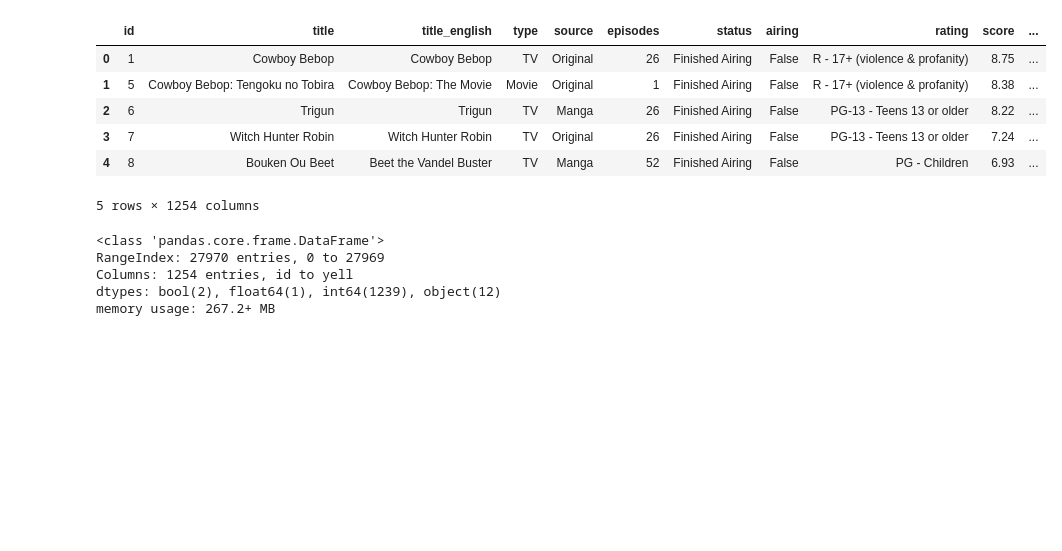
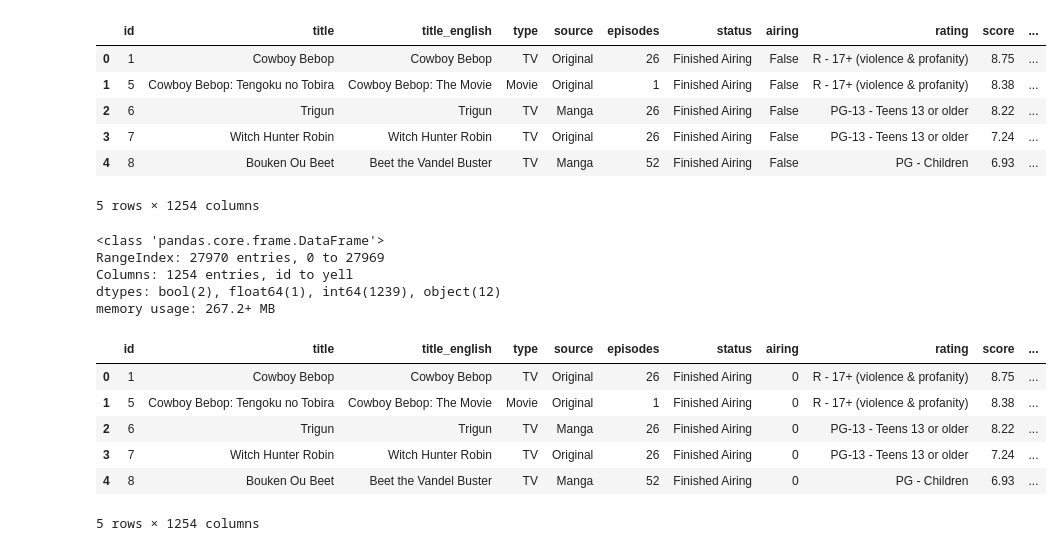
Before and after one commit to ImCodingCat/capstone_project, a Jupyter notebook: machine_learning/classification.ipynb, the cells around one changed output. Saved outputs shown, nothing was run; the diff lists cells and outputs as text; code cells hidden in the pictures; blank space fills up the shorter version.

```diff
--- a/machine_learning/classification.ipynb
+++ b/machine_learning/classification.ipynb
@@ -97,3 +98,14 @@ RangeIndex: 27970 entries, 0 to 27969
 Columns: 1254 entries, id to yell
 dtypes: bool(2), float64(1), int64(1239), object(12)
 memory usage: 267.2+ MB
+# %%
+df_encoded['airing'] = df_encoded['airing'].apply(lambda x: 1 if x else 0)
+df_encoded.head(5)
+# %% [output]
+|  | id | title | title_english | type | source | episodes | status | airing | rating | score | ... |
+| 0 | 1 | Cowboy Bebop | Cowboy Bebop | TV | Original | 26 | Finished Airing | 0 | R - 17+ (violence & profanity) | 8.75 | ... |
+| 1 | 5 | Cowboy Bebop: Tengoku no Tobira | Cowboy Bebop: The Movie | Movie | Original | 1 | Finished Airing | 0 | R - 17+ (violence & profanity) | 8.38 | ... |
+| 2 | 6 | Trigun | Trigun | TV | Manga | 26 | Finished Airing | 0 | PG-13 - Teens 13 or older | 8.22 | ... |
+| 3 | 7 | Witch Hunter Robin | Witch Hunter Robin | TV | Original | 26 | Finished Airing | 0 | PG-13 - Teens 13 or older | 7.24 | ... |
+| 4 | 8 | Bouken Ou Beet | Beet the Vandel Buster | TV | Manga | 52 | Finished Airing | 0 | PG - Children | 6.93 | ... |
+5 rows × 1254 columns
```
Also changed, not shown: parts of 11 cells of this notebook, 4 other files.
